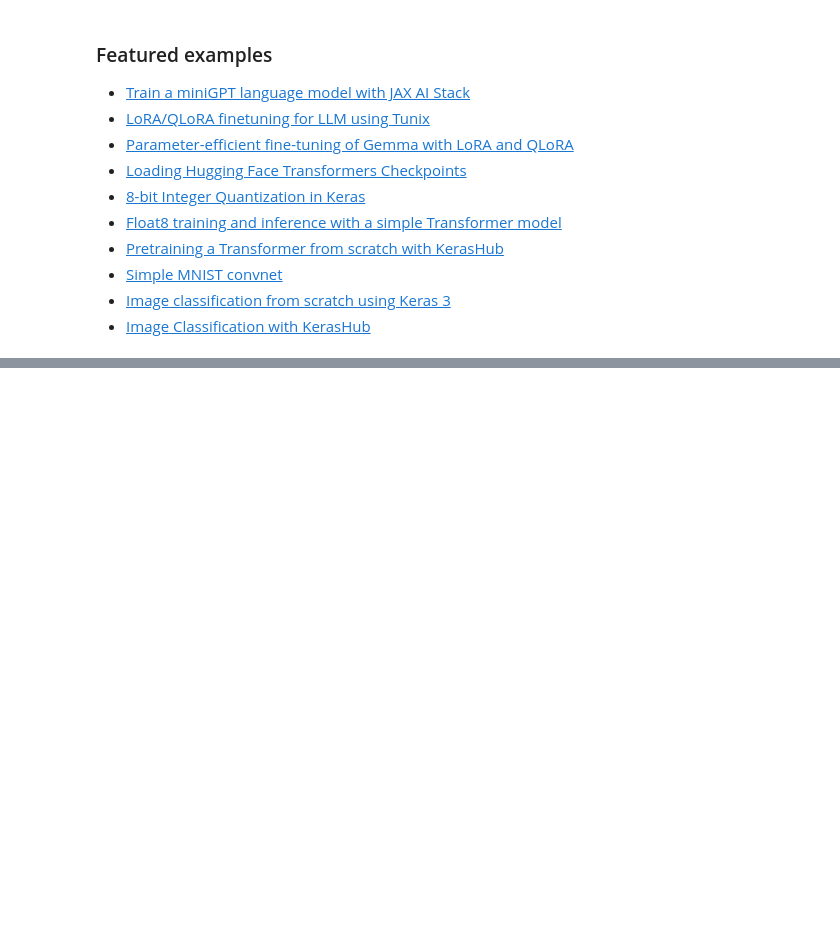
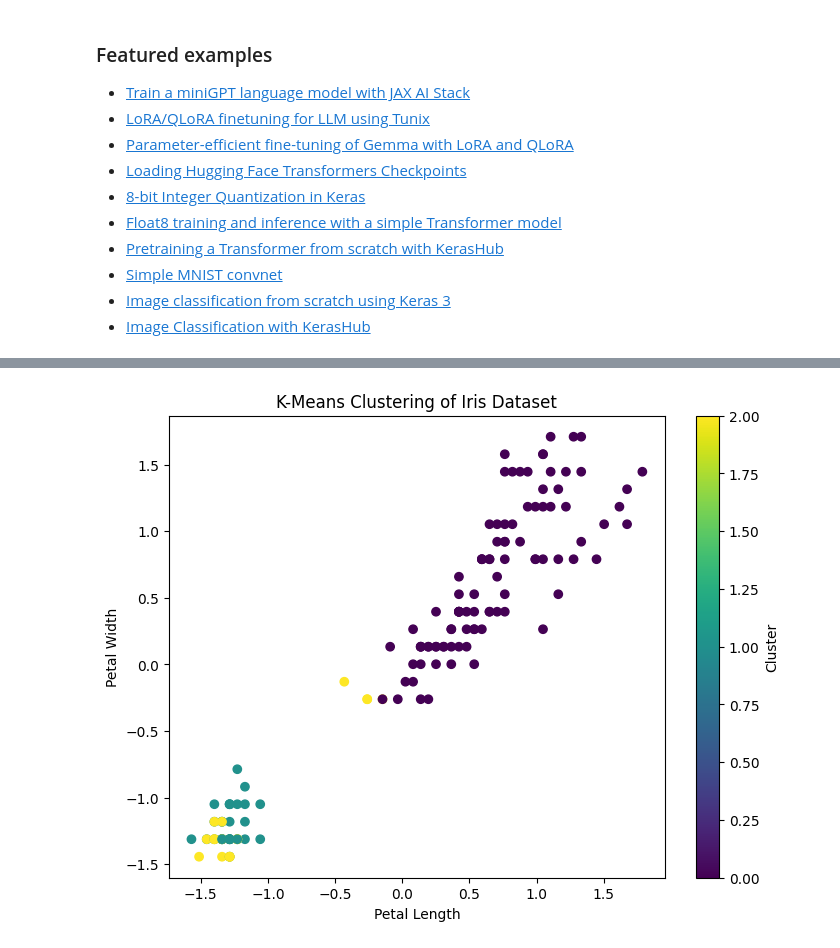
Before and after one commit to srujanayadav884-alt/ML-internship, a Jupyter notebook: Welcome_To_Colab.ipynb, the cells around one changed output, grey strips where cells are left out. Drawn from its saved outputs; the diff is of its cells as text; code cells hidden in the pictures; blank space fills up the shorter version.

```diff
--- a/Welcome_To_Colab.ipynb
+++ b/Welcome_To_Colab.ipynb
@@ -285,0 +216,69 @@ R² Score: 0.6529242642153184
+# %%
+# Import Libraries
+import pandas as pd
+import matplotlib.pyplot as plt
+
+from sklearn.cluster import KMeans
+from sklearn.preprocessing import StandardScaler
+from sklearn.metrics import confusion_matrix
+
+# Load Dataset
+df = pd.read_csv("Iris.csv")
+
+# Display first 5 rows
+print(df.head())
+
+# Remove Id column (if it exists)
+if 'Id' in df.columns:
+    df = df.drop('Id', axis=1)
+
+# Features and Labels
+X = df.drop("Species", axis=1)
+y = df["Species"]
+
+# Standardize the data
+scaler = StandardScaler()
+X_scaled = scaler.fit_transform(X)
+
+# Apply K-Means Clustering
+kmeans = KMeans(n_clusters=3, random_state=42)
+clusters = kmeans.fit_predict(X_scaled)
+
+# Add cluster labels to dataframe
+df["Cluster"] = clusters
+
+# Display first 10 rows
+print(df.head(10))
+
+# Scatter Plot
+plt.figure(figsize=(8,6))
+plt.scatter(X_scaled[:,2], X_scaled[:,3], c=clusters, cmap='viridis')
+plt.xlabel("Petal Length")
+plt.ylabel("Petal Width")
+plt.title("K-Means Clustering of Iris Dataset")
+plt.colorbar(label="Cluster")
+plt.show()
+
+# Compare Actual vs Predicted Cluster
+comparison = pd.DataFrame({
+    "Actual Species": y,
+    "Predicted Cluster": clusters
+})
+
+print(comparison.head(20))
+
+# Confusion Matrix
+actual = y.astype("category").cat.codes
+cm = confusion_matrix(actual, clusters)
+
+print("\nConfusion Matrix:")
+print(cm)
+
+# Cluster Distribution
+print("\nCluster Counts:")
+print(df["Cluster"].value_counts())
+
+# Cluster Centers
+print("\nCluster Centers:")
+print(kmeans.cluster_centers_)
+# %% [output]
@@ -285,0 +302 @@ R² Score: 0.6529242642153184
+[figure, added]
```
Also changed, not shown: parts of 18 cells of this notebook.
